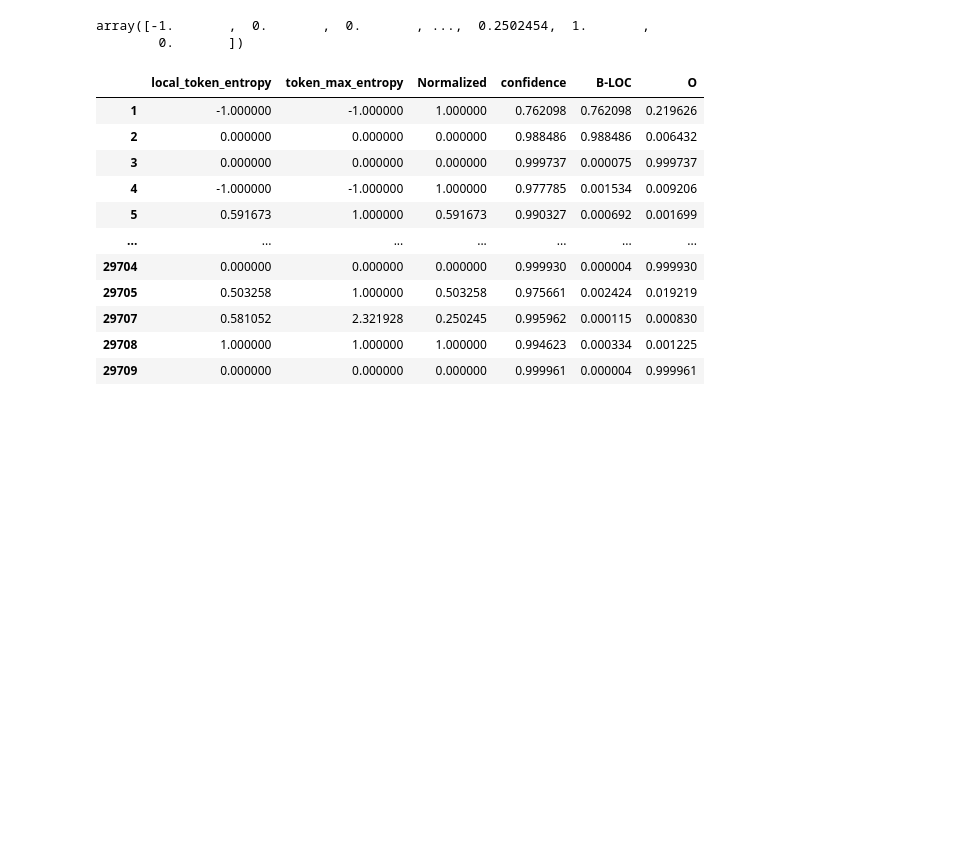
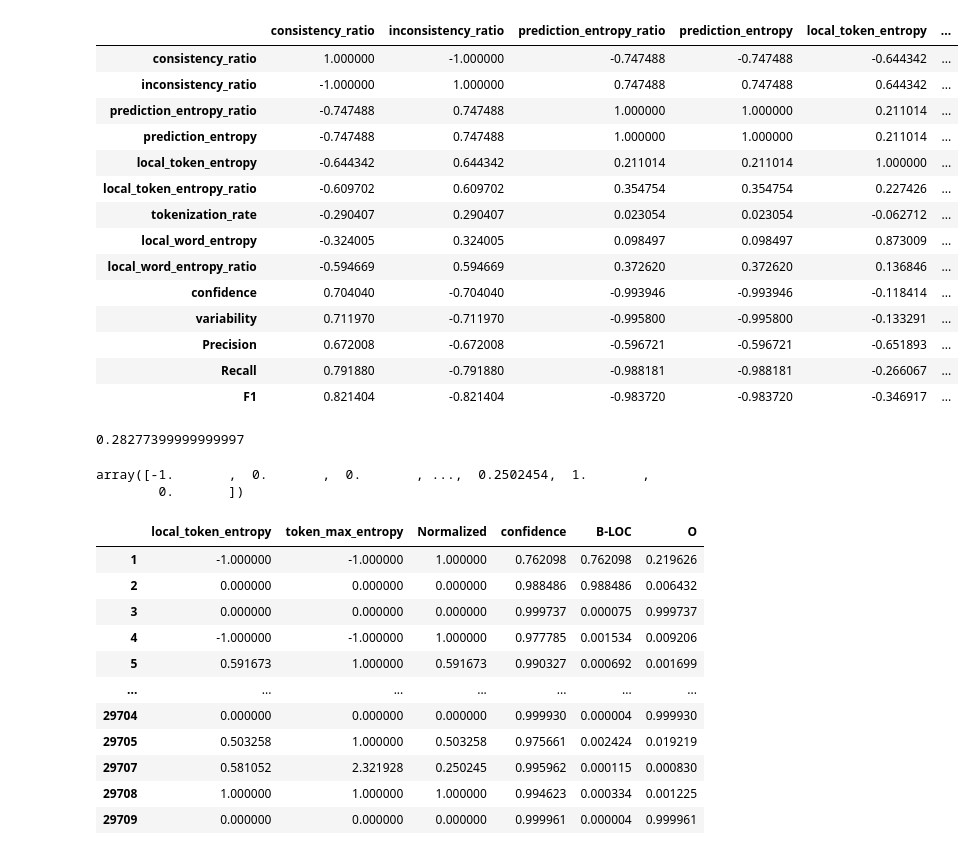
Before and after one commit to ay94/deformar-dashboard, a Jupyter notebook: notebooks/explore-data.ipynb, the cells around one changed output. Drawn from its saved outputs; the diff is of its cells as text; code cells hidden in the pictures; blank space fills up the shorter version.

```diff
--- a/notebooks/explore-data.ipynb
+++ b/notebooks/explore-data.ipynb
@@ -50,0 +81,6 @@ df[['local_token_entropy', 'token_max_entropy', 'Normalized', 'confidence', 'B-L
+# %%
+df['consistency_ratio'] = df['consistency_count'] / df['total_train_occurrences']
+df['inconsistency_ratio'] = df['inconsistency_count'] / df['total_train_occurrences']
+df['prediction_entropy_ratio'] = df['prediction_entropy'] / df['prediction_max_entropy']
+df['local_token_entropy_ratio'] = df['local_token_entropy'] / df['token_max_entropy']
+df['local_word_entropy_ratio'] = df['local_word_entropy'] / df['word_max_entropy']
@@ -50,0 +99,7 @@ df[['local_token_entropy', 'token_max_entropy', 'Normalized', 'confidence', 'B-L
+# %%
+aggregated_df = df.groupby('true_labels')[
+    ['consistency_ratio', 'inconsistency_ratio', 'total_train_occurrences',
+    'prediction_entropy_ratio', 'prediction_entropy', 'local_token_entropy',
+    'local_token_entropy_ratio', 'tokenization_rate',
+    'local_word_entropy', 'local_word_entropy_ratio', 'confidence', 'variability']
+    ].agg('mean').reset_index()
@@ -50,0 +124,3 @@ df[['local_token_entropy', 'token_max_entropy', 'Normalized', 'confidence', 'B-L
+# %%
+correlation_df = pd.merge(aggregated_df, token_report, on="true_labels", how="inner").set_index('true_labels')
+correlation_cols = [col for col in  correlation_df.columns if col not in ['total_train_occurrences', 'Support']]
@@ -50,0 +144,20 @@ df[['local_token_entropy', 'token_max_entropy', 'Normalized', 'confidence', 'B-L
+# %%
+import plotly.express as px
+import numpy as np
+pearson_matrix = correlation_df[correlation_cols].corr(method="pearson")
+spearman_matrix = correlation_df[correlation_cols].corr(method="spearman")
+# correlation_matrix = pearson_matrix - spearman_matrix
+correlation_matrix = pearson_matrix
+# Step 2: Mask the upper triangle
+mask = np.triu(np.ones_like(correlation_matrix, dtype=bool))
+
+# Create a DataFrame for the masked correlation matrix to plot with NaNs in the upper triangle
+masked_correlation_matrix = correlation_matrix.mask(mask)
+
+correlation_fig = px.imshow(
+                masked_correlation_matrix,
+                labels=dict(x="Variables", y="Variables", color="Correlation"),
+                title='Correlation Matrix of Aggregated Data',
+                width=800,  # Custom width
+                height=600  # Custom height
+            )
@@ -50,0 +182,22 @@ df[['local_token_entropy', 'token_max_entropy', 'Normalized', 'confidence', 'B-L
+# %%
+correlation_matrix
+# %% [output]
+|  | consistency_ratio | inconsistency_ratio | prediction_entropy_ratio | prediction_entropy | local_token_entropy | ... |
+| consistency_ratio | 1.000000 | -1.000000 | -0.747488 | -0.747488 | -0.644342 | ... |
+| inconsistency_ratio | -1.000000 | 1.000000 | 0.747488 | 0.747488 | 0.644342 | ... |
+| prediction_entropy_ratio | -0.747488 | 0.747488 | 1.000000 | 1.000000 | 0.211014 | ... |
+| prediction_entropy | -0.747488 | 0.747488 | 1.000000 | 1.000000 | 0.211014 | ... |
+| local_token_entropy | -0.644342 | 0.644342 | 0.211014 | 0.211014 | 1.000000 | ... |
+| local_token_entropy_ratio | -0.609702 | 0.609702 | 0.354754 | 0.354754 | 0.227426 | ... |
+| tokenization_rate | -0.290407 | 0.290407 | 0.023054 | 0.023054 | -0.062712 | ... |
+| local_word_entropy | -0.324005 | 0.324005 | 0.098497 | 0.098497 | 0.873009 | ... |
+| local_word_entropy_ratio | -0.594669 | 0.594669 | 0.372620 | 0.372620 | 0.136846 | ... |
+| confidence | 0.704040 | -0.704040 | -0.993946 | -0.993946 | -0.118414 | ... |
+| variability | 0.711970 | -0.711970 | -0.995800 | -0.995800 | -0.133291 | ... |
+| Precision | 0.672008 | -0.672008 | -0.596721 | -0.596721 | -0.651893 | ... |
+| Recall | 0.791880 | -0.791880 | -0.988181 | -0.988181 | -0.266067 | ... |
+| F1 | 0.821404 | -0.821404 | -0.983720 | -0.983720 | -0.346917 | ... |
+# %%
+ -0.017226 - - 0.300000
+# %% [output]
+0.28277399999999997
```
Also changed, not shown: parts of 17 cells of this notebook, 15 other files.
